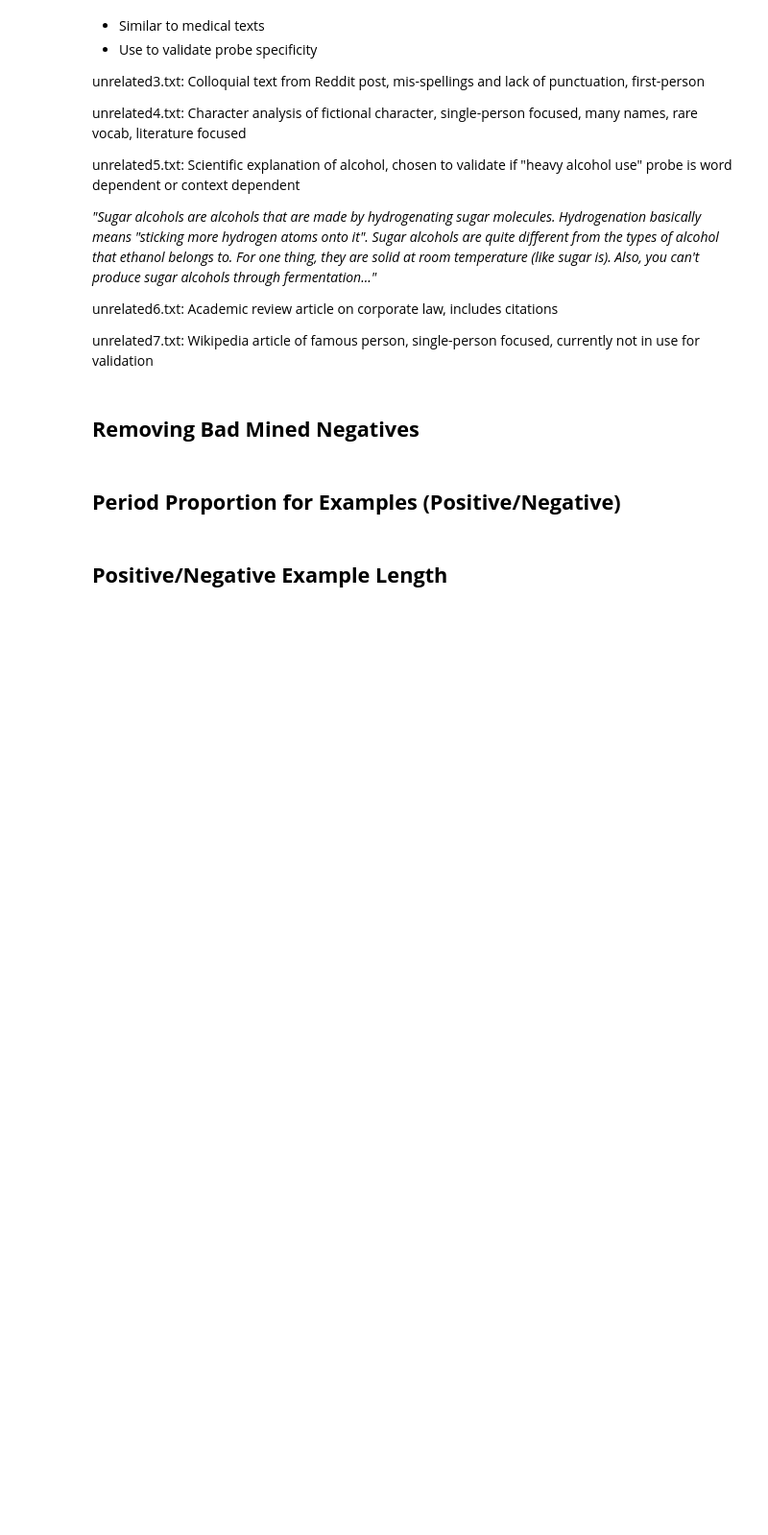
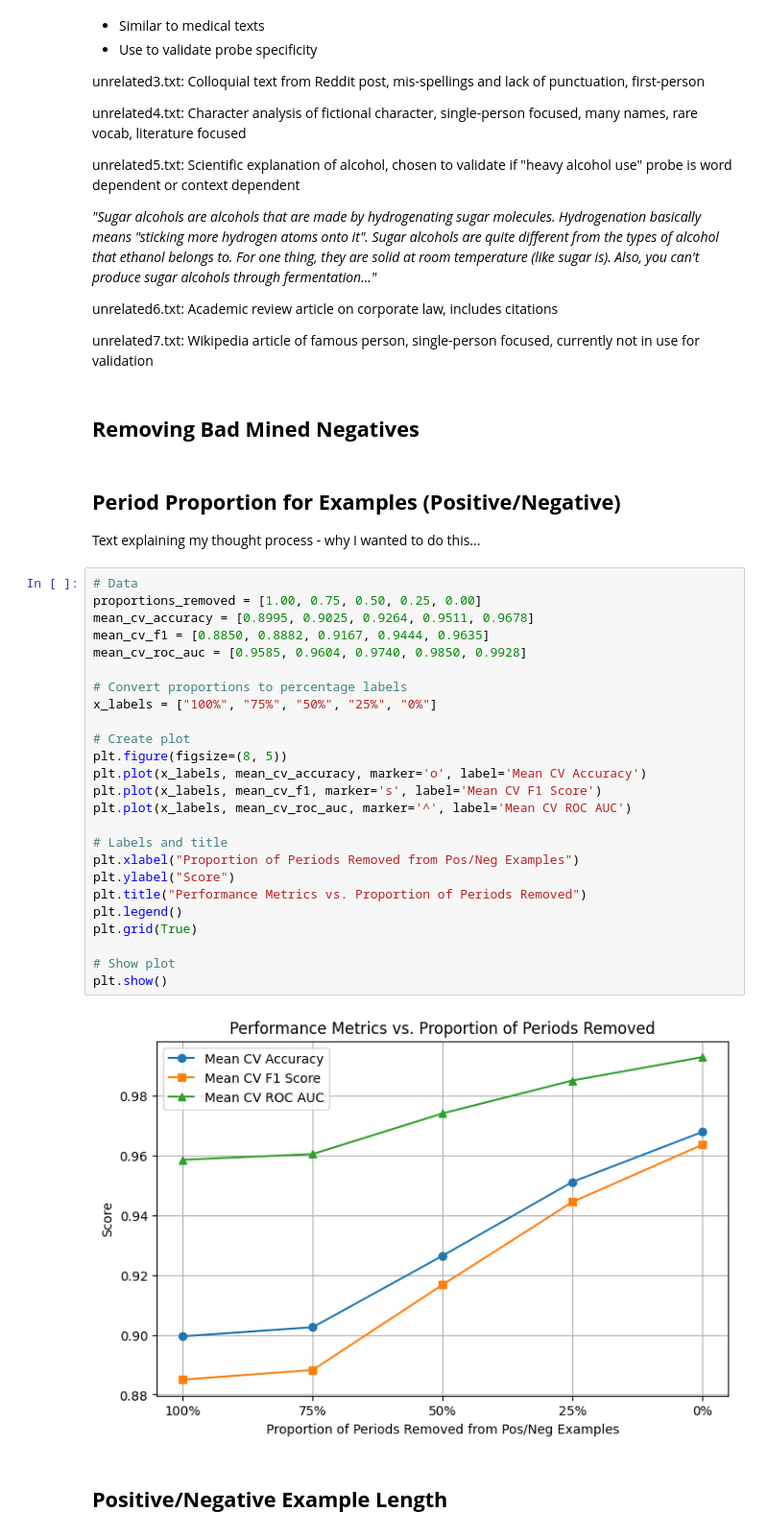
Before and after one commit to charlieoneill11/probes, a Jupyter notebook: summary.ipynb, the cells around one changed output. Shown at 96% size. Cells and saved outputs as stored; diff of their text form; blank space fills up the shorter version.

Commit message:
autoval for period

```diff
--- a/summary.ipynb
+++ b/summary.ipynb
@@ -163,6 +165,34 @@ unrelated7.txt: Wikipedia article of famous person, single-person focused, curre
 ## **Removing Bad Mined Negatives**
 # %% [markdown]
 ## **Period Proportion for Examples (Positive/Negative)**
+Text explaining my thought process - why I wanted to do this...
+# %%
+# Data
+proportions_removed = [1.00, 0.75, 0.50, 0.25, 0.00]
+mean_cv_accuracy = [0.8995, 0.9025, 0.9264, 0.9511, 0.9678]
+mean_cv_f1 = [0.8850, 0.8882, 0.9167, 0.9444, 0.9635]
+mean_cv_roc_auc = [0.9585, 0.9604, 0.9740, 0.9850, 0.9928]
+
+# Convert proportions to percentage labels
+x_labels = ["100%", "75%", "50%", "25%", "0%"]
+
+# Create plot
+plt.figure(figsize=(8, 5))
+plt.plot(x_labels, mean_cv_accuracy, marker='o', label='Mean CV Accuracy')
+plt.plot(x_labels, mean_cv_f1, marker='s', label='Mean CV F1 Score')
+plt.plot(x_labels, mean_cv_roc_auc, marker='^', label='Mean CV ROC AUC')
+
+# Labels and title
+plt.xlabel("Proportion of Periods Removed from Pos/Neg Examples")
+plt.ylabel("Score")
+plt.title("Performance Metrics vs. Proportion of Periods Removed")
+plt.legend()
+plt.grid(True)
+
+# Show plot
+plt.show()
+# %% [output]
+[figure, added]
 # %% [markdown]
 ## **Positive/Negative Example Length**
 # %% [markdown]
```
Also changed, not shown: parts of 1 cell of this notebook, 1 other file.
